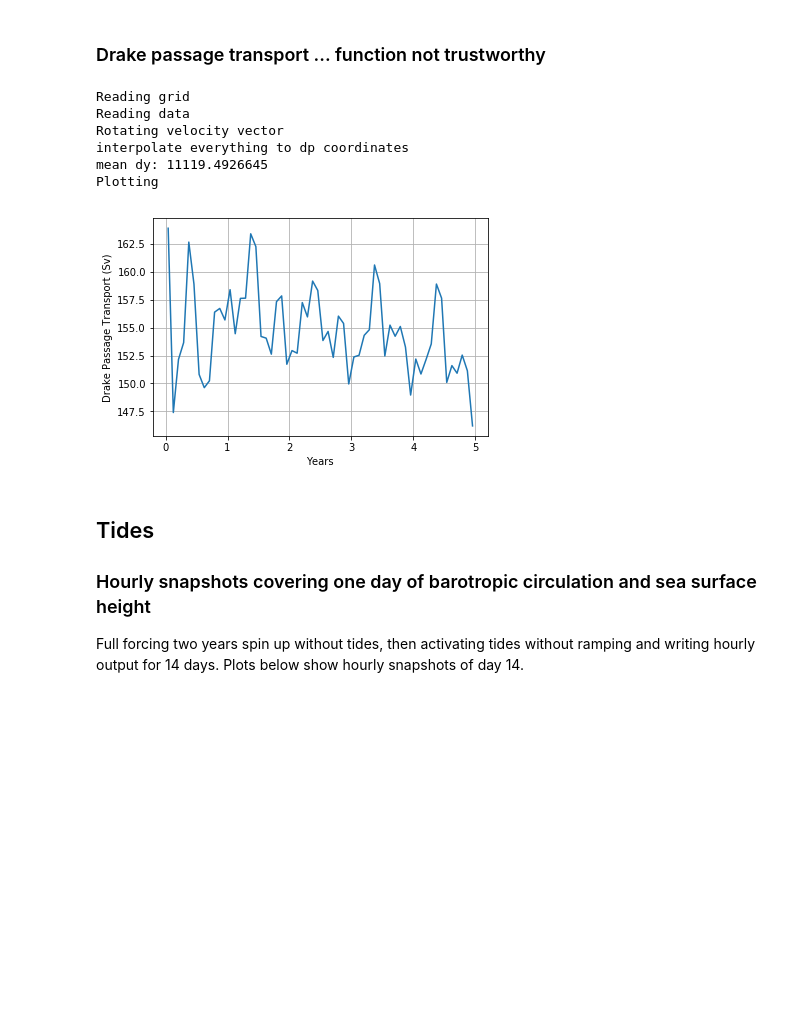
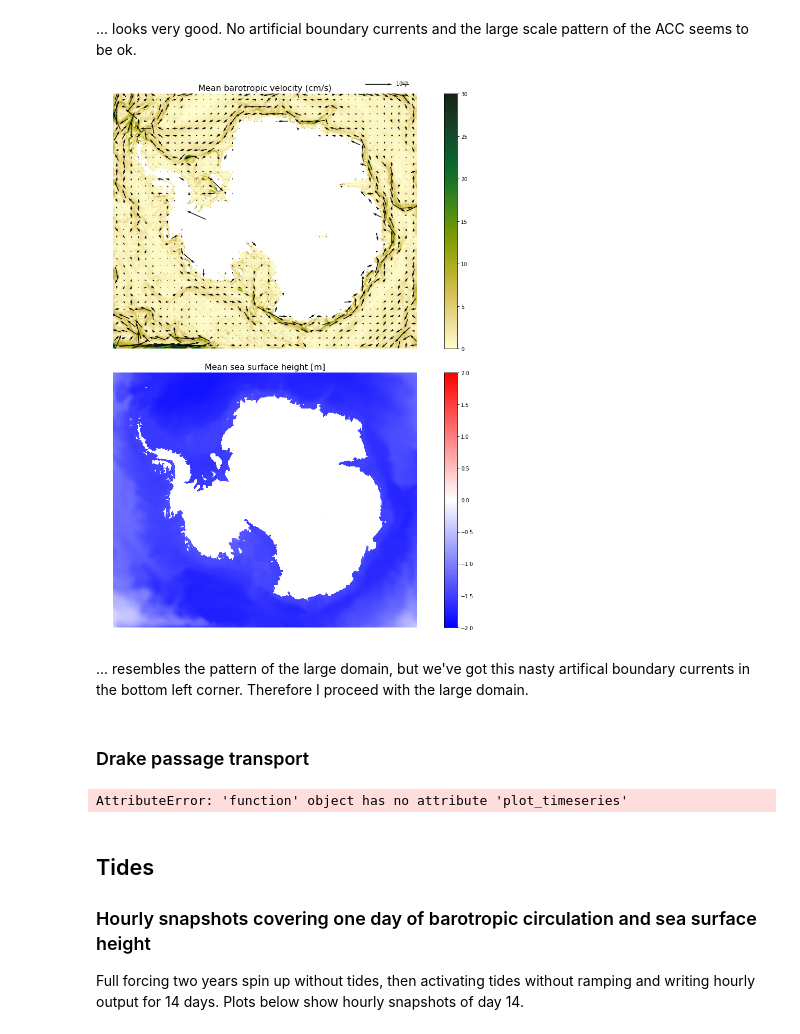
Before and after one commit to kuechenrole/tidal_melting, a Jupyter notebook: notebooks/0.3-kuechenrole-basic_diagnostics.ipynb, the cells around one changed output. Saved outputs shown, nothing was run; the diff lists cells and outputs as text; code cells hidden in the pictures; blank space fills up the shorter version.

Commit message:
restructured src dir; cleaned basic diag notebook up to tidal currents section; renamed a few function in my tools

```diff
--- a/notebooks/0.3-kuechenrole-basic_diagnostics.ipynb
+++ b/notebooks/0.3-kuechenrole-basic_diagnostics.ipynb
@@ -43,16 +39,19 @@ initialize and fill up the arrays
+# %% [markdown]
+... looks very good. No artificial boundary currents and the large scale pattern of the ACC seems to be ok.
+# %%
+avg_5yr_small_file = os.path.join(raw_dir,'waom10_small_domain','ocean_avg_0005.nc')
+plot_avg_uvbar_ssh(avg_5yr_small_file,0,11)
+# %% [output]
+[figure, added]
+# %% [markdown]
+... resembles the pattern of the large domain, but we've got this nasty artifical boundary currents in the bottom left corner. Therefore I proceed with the large domain.
 # %% [markdown]
-### Drake passage transport ... function not trustworthy
+### Drake passage transport
-# %%
-path_l_avg_all = '../data/raw/waom10_POT10/ocean_avg_0001-0005.nc'
-timeseries_pdt.plot_dpt(path_l_avg_all)
-# %% [output]
-Reading grid
-Reading data
-Rotating velocity vector
-interpolate everything to dp coordinates
-mean dy: 11119.4926645
-Plotting
-[figure, removed]
+# %%
+avg_5yrs_file = os.path.join(raw_dir,'waom10_full_forcing','ocean_avg_0001-0005.nc')
+plot_dpt.plot_timeseries(avg_5yrs_file)
+# %% [output]
+AttributeError: 'function' object has no attribute 'plot_timeseries'
 # %% [markdown]
 ## Tides
 ### Hourly snapshots covering one day of barotropic circulation and sea surface height
```
Also changed, not shown: parts of 7 cells of this notebook, 4 other files.
